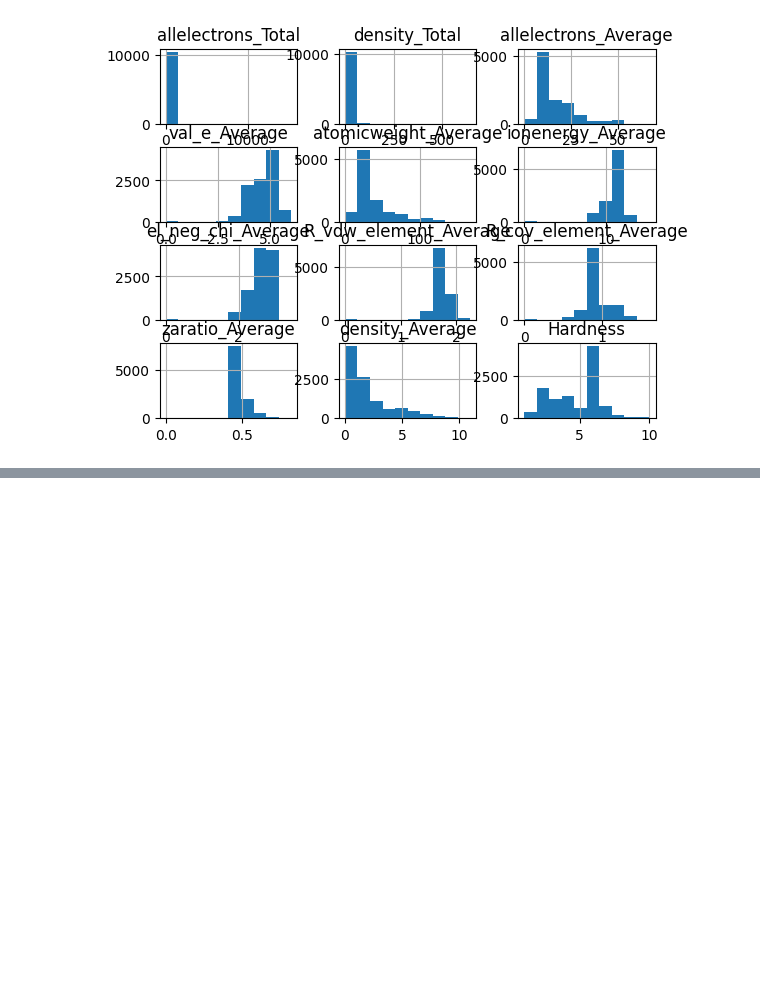
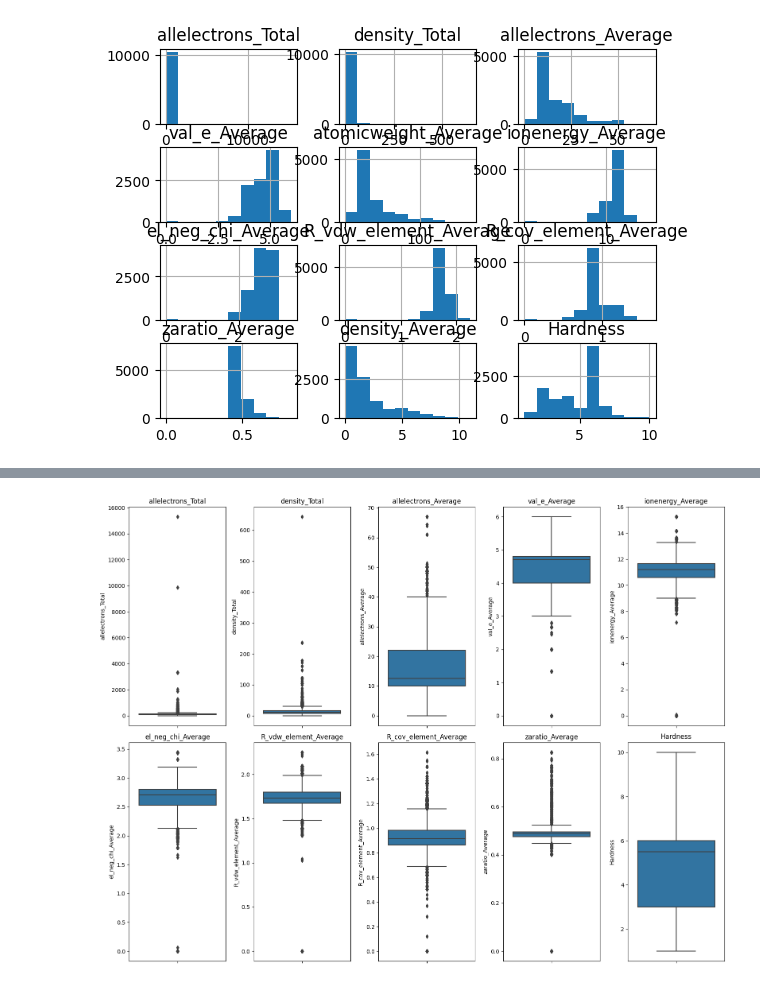
Before and after one commit to M1kE01/s3e25_kaggle, a Jupyter notebook: s3e25.ipynb, the cells around one changed output, grey strips where cells are left out. Saved outputs shown, nothing was run; the diff lists cells and outputs as text; code cells hidden in the pictures; blank space fills up the shorter version.

```diff
--- a/s3e25.ipynb
+++ b/s3e25.ipynb
@@ -65,0 +94,3 @@ array([[<Axes: title={'center': 'allelectrons_Total'}>,
+# %%
+data.drop(['atomicweight_Average', 'density_Average'], axis=1, inplace=True)
+data.head()
@@ -65,0 +105,18 @@ array([[<Axes: title={'center': 'allelectrons_Total'}>,
+# %%
+import seaborn as sns
+import matplotlib.pyplot as plt
+
+plt.figure(figsize=(16, 12))
+
+# Loop through each column in the data
+for i, column in enumerate(data.columns):
+    # Create a subplot for each column
+    # The arguments are (nrows, ncols, index)
+    plt.subplot(2, 5, i+1)
+    sns.boxplot(y=data[column])
+    plt.title(column)
+
+plt.tight_layout()  # Adjusts the layout
+plt.show()
+# %% [output]
+[figure, added]
```
Also changed, not shown: parts of 6 cells of this notebook.
